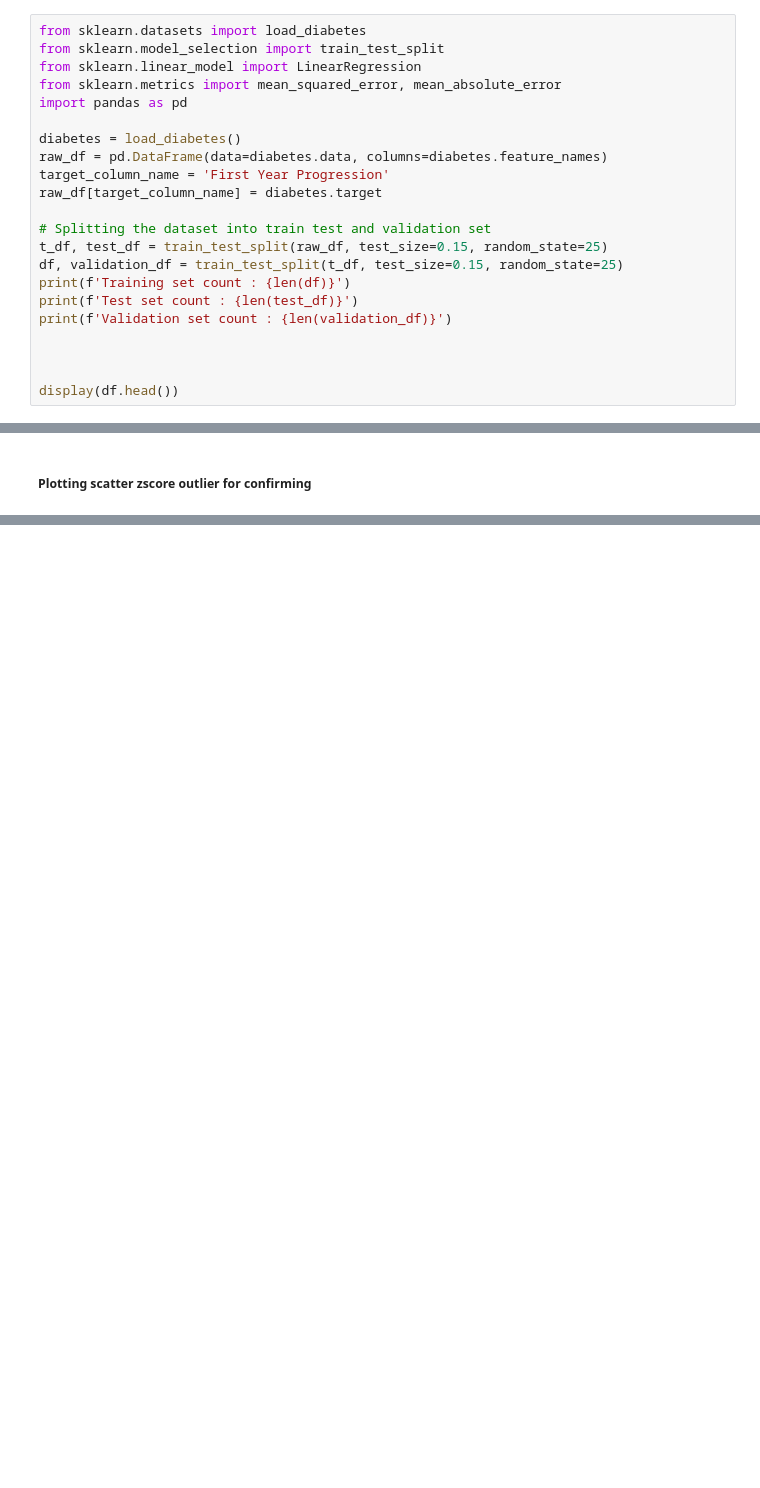
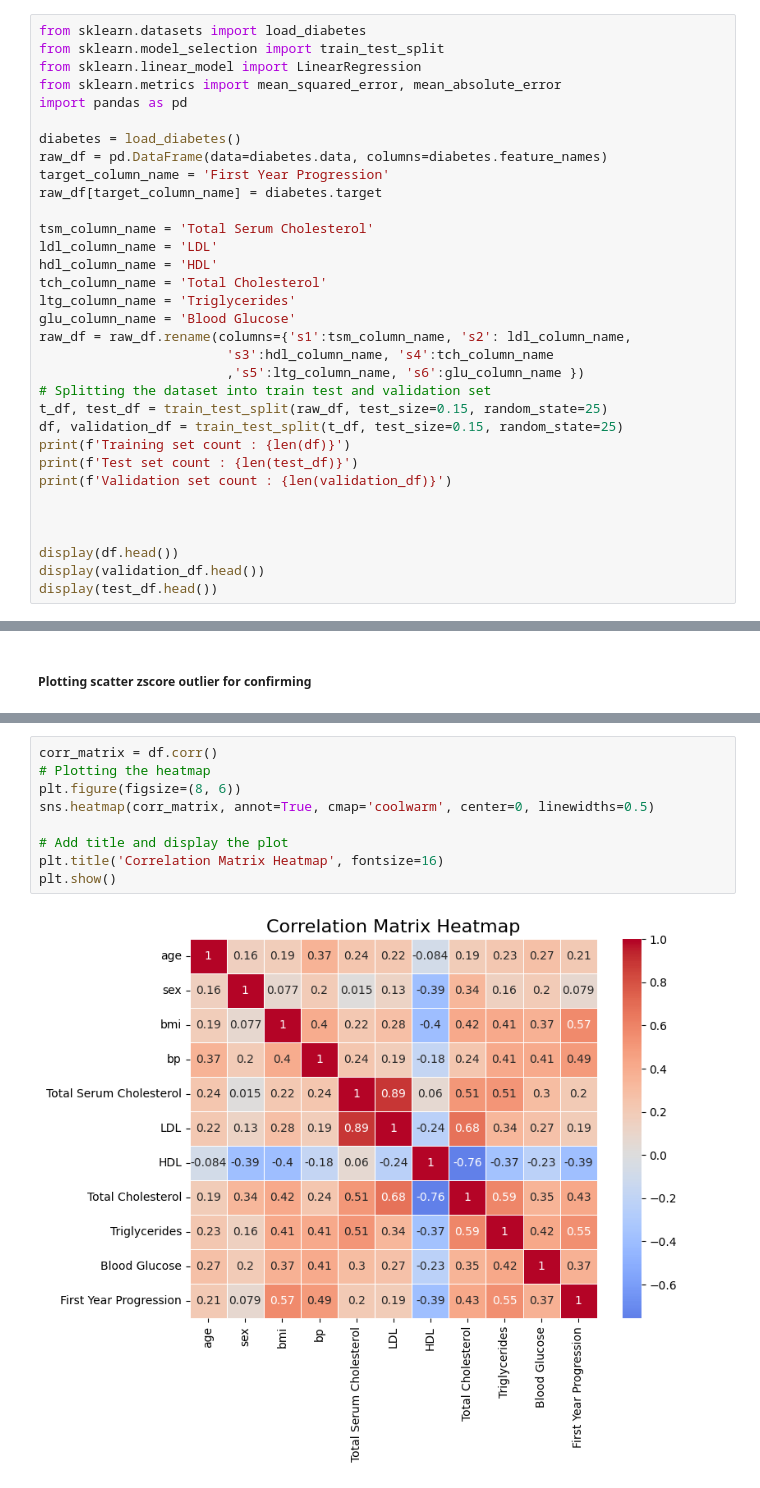
Before and after one commit to NikhilShankar/CSCN8010-FoundationsOfMachineLearning, a Jupyter notebook: Assignment2/NikhilShankarCS_9026254_Sec2_Assignment2.ipynb, the cells around one changed output, grey strips where cells are left out. Cells and saved outputs as stored; diff of their text form; blank space fills up the shorter version.

```diff
--- a/Assignment2/NikhilShankarCS_9026254_Sec2_Assignment2.ipynb
+++ b/Assignment2/NikhilShankarCS_9026254_Sec2_Assignment2.ipynb
@@ -13,6 +18,15 @@ raw_df = pd.DataFrame(data=diabetes.data, columns=diabetes.feature_names)
 target_column_name = 'First Year Progression'
 raw_df[target_column_name] = diabetes.target
 
+tsm_column_name = 'Total Serum Cholesterol'
+ldl_column_name = 'LDL'
+hdl_column_name = 'HDL'
+tch_column_name = 'Total Cholesterol'
+ltg_column_name = 'Triglycerides'
+glu_column_name = 'Blood Glucose'
+raw_df = raw_df.rename(columns={'s1':tsm_column_name, 's2': ldl_column_name,
+                        's3':hdl_column_name, 's4':tch_column_name
+                        ,'s5':ltg_column_name, 's6':glu_column_name })
 # Splitting the dataset into train test and validation set
 t_df, test_df = train_test_split(raw_df, test_size=0.15, random_state=25)
 df, validation_df = train_test_split(t_df, test_size=0.15, random_state=25)
@@ -23,6 +37,8 @@ print(f'Validation set count : {len(validation_df)}')
 
 
 display(df.head())
+display(validation_df.head())
+display(test_df.head())
 # %% [output]
 Training set count : 318
 Test set count : 67
@@ -208,0 +599,11 @@ zscore_scatter_with_outliers(df_train_z_3, 3)
+# %%
+corr_matrix = df.corr()
+# Plotting the heatmap
+plt.figure(figsize=(8, 6))
+sns.heatmap(corr_matrix, annot=True, cmap='coolwarm', center=0, linewidths=0.5)
+
+# Add title and display the plot
+plt.title('Correlation Matrix Heatmap', fontsize=16)
+plt.show()
+# %% [output]
+[figure, added]
```
Also changed, not shown: parts of 66 cells of this notebook, 1 other file.
